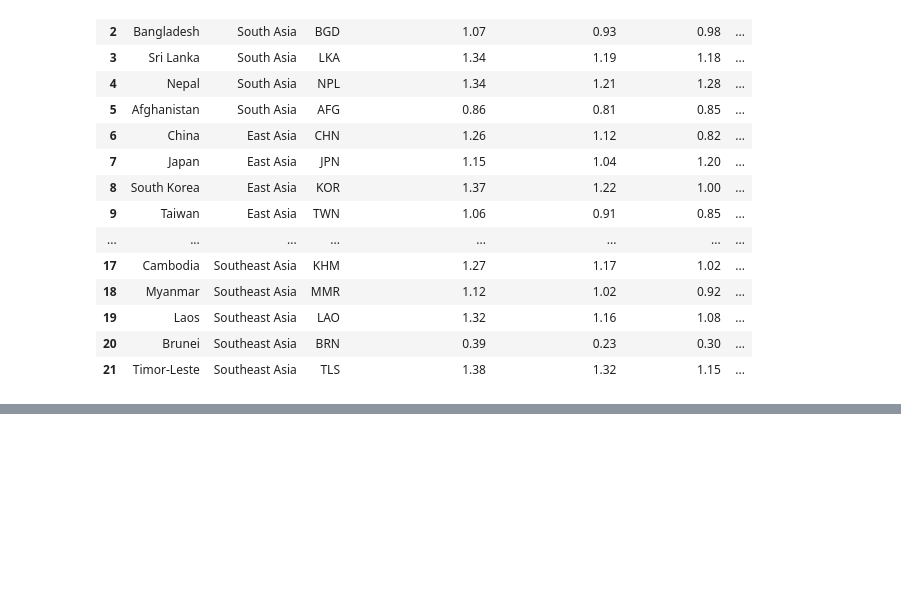
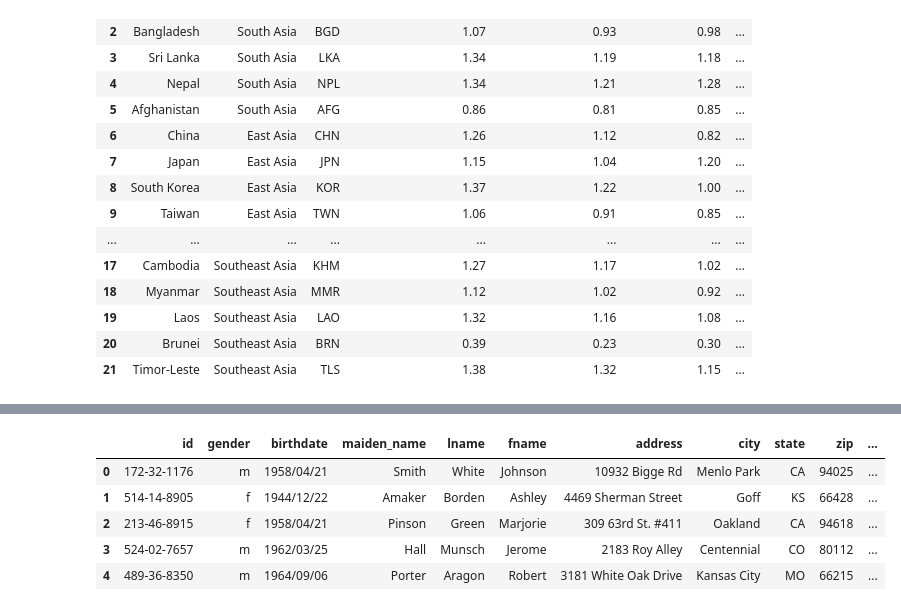
Before and after one commit to root-rashed/Pandas-Exercise, a Jupyter notebook: day_03.ipynb, the cells around one changed output, grey strips where cells are left out. Saved outputs shown, nothing was run; the diff lists cells and outputs as text; code cells hidden in the pictures; blank space fills up the shorter version.

```diff
--- a/day_03.ipynb
+++ b/day_03.ipynb
@@ -79,0 +124,9 @@ fuel
+# %%
+df.head()
+# %% [output]
+|  | id | gender | birthdate | maiden_name | lname | fname | address | city | state | zip | ... |
+| 0 | 172-32-1176 | m | 1958/04/21 | Smith | White | Johnson | 10932 Bigge Rd | Menlo Park | CA | 94025 | ... |
+| 1 | 514-14-8905 | f | 1944/12/22 | Amaker | Borden | Ashley | 4469 Sherman Street | Goff | KS | 66428 | ... |
+| 2 | 213-46-8915 | f | 1958/04/21 | Pinson | Green | Marjorie | 309 63rd St. #411 | Oakland | CA | 94618 | ... |
+| 3 | 524-02-7657 | m | 1962/03/25 | Hall | Munsch | Jerome | 2183 Roy Alley | Centennial | CO | 80112 | ... |
+| 4 | 489-36-8350 | m | 1964/09/06 | Porter | Aragon | Robert | 3181 White Oak Drive | Kansas City | MO | 66215 | ... |
```
Also changed, not shown: parts of 9 cells of this notebook.
